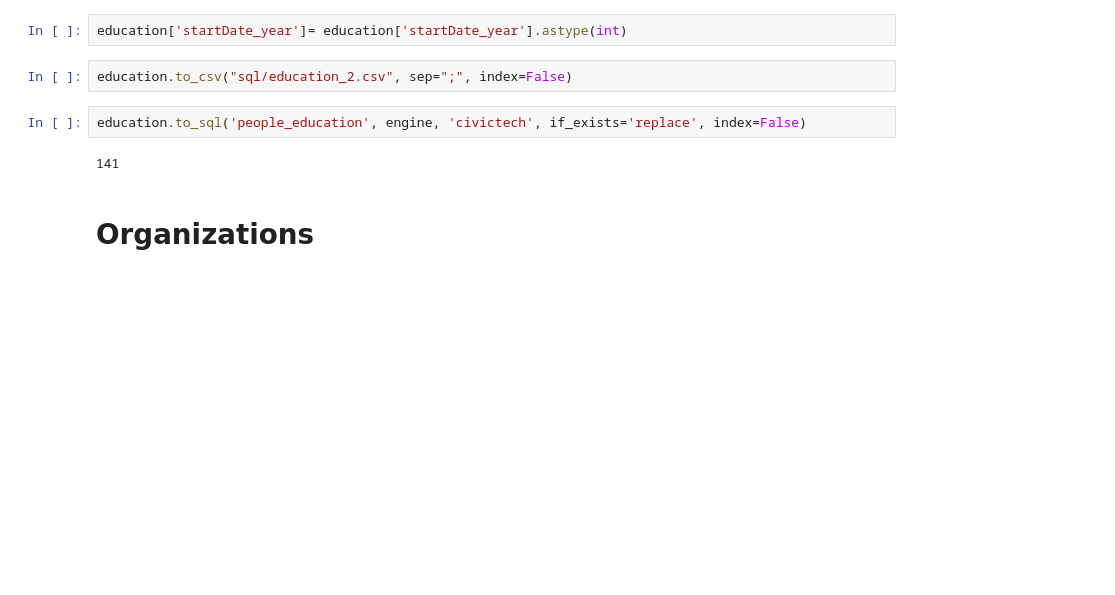
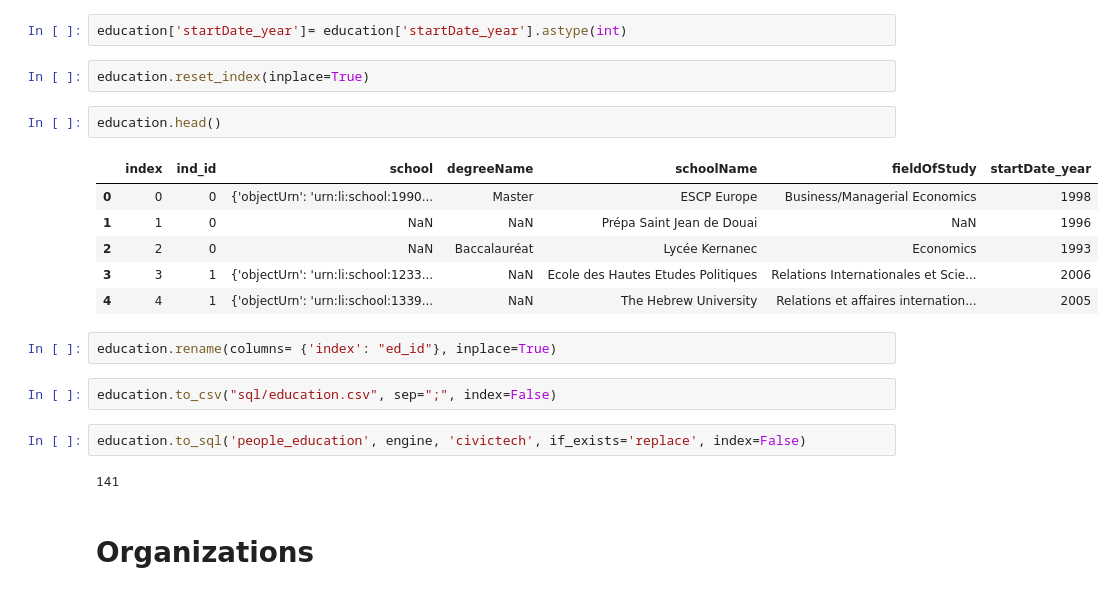
Before and after one commit to tatdef/IH_final_project, a Jupyter notebook: going_to_sql.ipynb, the cells around one changed output. Drawn from its saved outputs; the diff is of its cells as text; blank space fills up the shorter version.

```diff
--- a/going_to_sql.ipynb
+++ b/going_to_sql.ipynb
@@ -286,7 +295,20 @@ education['startDate_year'] = education['startDate_year'].fillna(0)
 # %%
 education['startDate_year']= education['startDate_year'].astype(int)
+# %%
+education.reset_index(inplace=True)
+# %%
+education.head()
+# %% [output]
+|  | index | ind_id | school | degreeName | schoolName | fieldOfStudy | startDate_year |
+| 0 | 0 | 0 | {'objectUrn': 'urn:li:school:1990... | Master | ESCP Europe | Business/Managerial Economics | 1998 |
+| 1 | 1 | 0 | NaN | NaN | Prépa Saint Jean de Douai | NaN | 1996 |
+| 2 | 2 | 0 | NaN | Baccalauréat | Lycée Kernanec | Economics | 1993 |
+| 3 | 3 | 1 | {'objectUrn': 'urn:li:school:1233... | NaN | Ecole des Hautes Etudes Politiques | Relations Internationales et Scie... | 2006 |
+| 4 | 4 | 1 | {'objectUrn': 'urn:li:school:1339... | NaN | The Hebrew University | Relations et affaires internation... | 2005 |
+# %%
+education.rename(columns= {'index': "ed_id"}, inplace=True)
 # %%
-education.to_csv("sql/education_2.csv", sep=";", index=False)
+education.to_csv("sql/education.csv", sep=";", index=False)
 # %%
 education.to_sql('people_education', engine, 'civictech', if_exists='replace', index=False)
 # %% [output]
```
Also changed, not shown: parts of 9 cells of this notebook, 4 other files.
